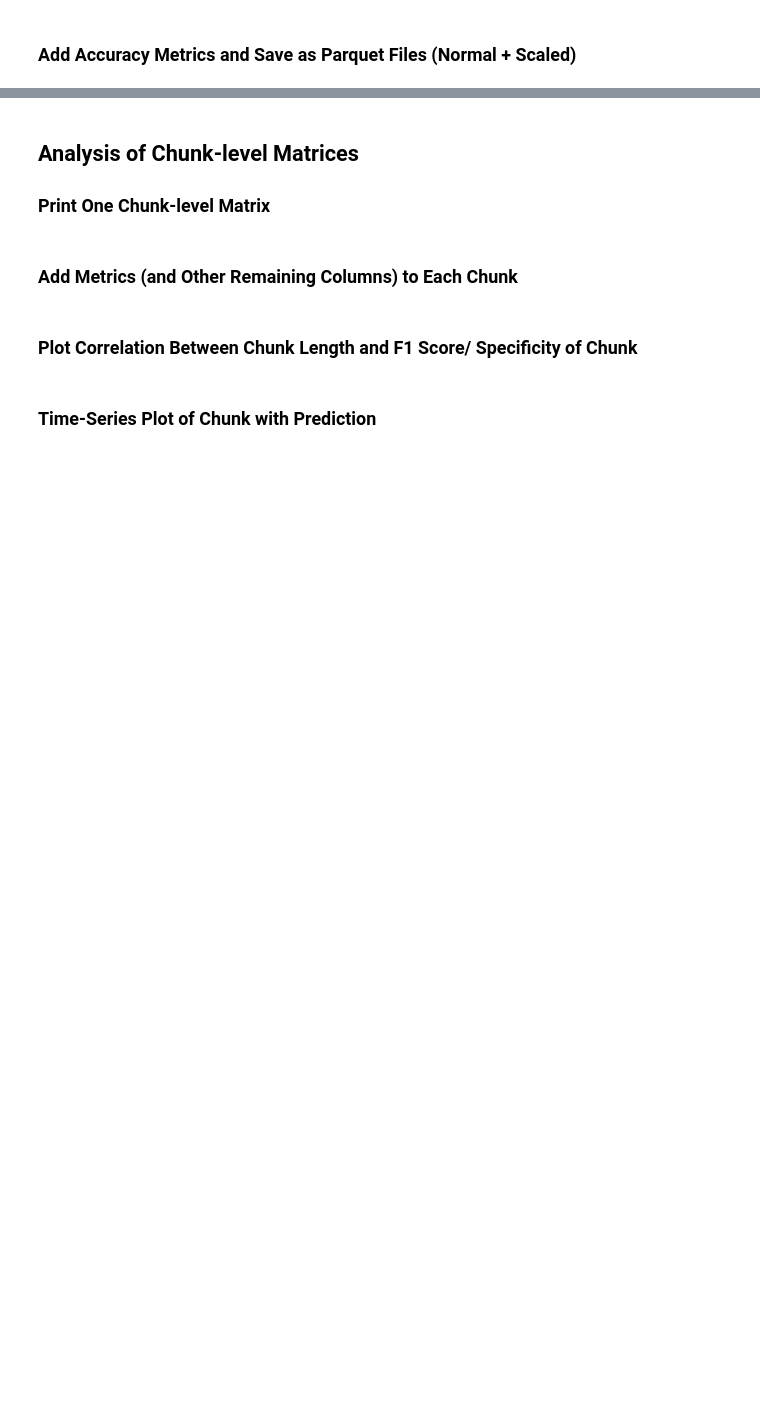
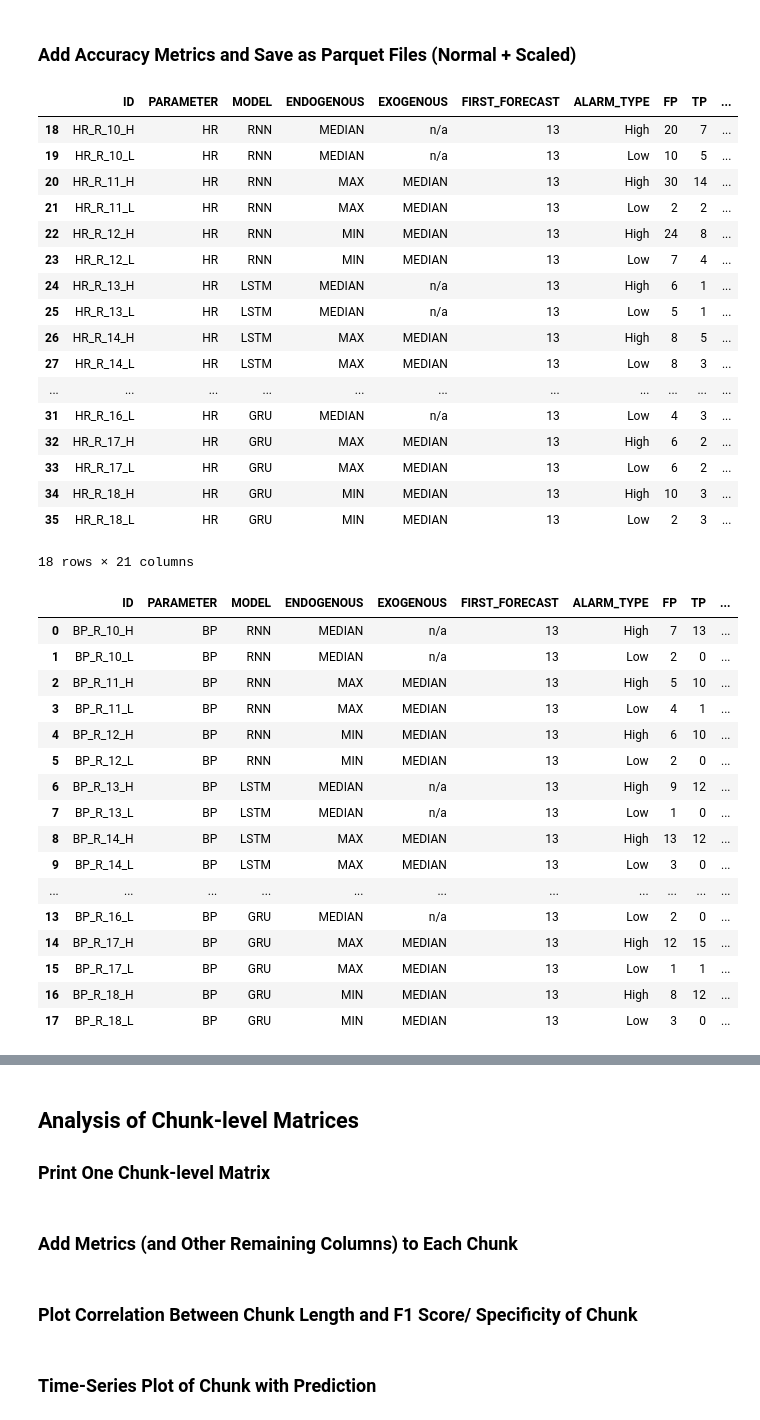
Before and after one commit to denise97/dhl2021, a Jupyter notebook: mimic_prediction_rnn/analysis_models_and_chunks.ipynb, the cells around one changed output, grey strips where cells are left out. Cells and saved outputs as stored; diff of their text form; code cells hidden in the pictures; blank space fills up the shorter version.

```diff
--- a/mimic_prediction_rnn/analysis_models_and_chunks.ipynb
+++ b/mimic_prediction_rnn/analysis_models_and_chunks.ipynb
@@ -58,36 +93,104 @@ result_matrix_models['TPR'] = result_matrix_models['TP'] / (result_matrix_models
 result_matrix_models['FNR'] = result_matrix_models['FN'] / (result_matrix_models['TP'] + result_matrix_models['FN'])
 result_matrix_models['TNR'] = result_matrix_models['TN'] / (result_matrix_models['FP'] + result_matrix_models['TN'])
 
 result_matrix_models['ACC'] = (result_matrix_models['TP'] + result_matrix_models['TN']) / \
                               (result_matrix_models['TP'] + result_matrix_models['FN'] + result_matrix_models['FP'] + result_matrix_models['TN'])
 result_matrix_models['F1S'] = result_matrix_models['TP'] / \
                               (result_matrix_models['TP'] + 0.5 * (result_matrix_models['FP'] + result_matrix_models['FN']))
 
 # Round all floats to 4 decimal places
 # Note: round() does not work for floats with many decimal places
 decimals = 4
 for col in ['FPR', 'TPR', 'FNR', 'TNR', 'ACC', 'F1S']:
     result_matrix_models[col] = result_matrix_models[col].apply(lambda x: round(x, decimals))
 
 # Move cols to end for similarity with ARIMA results
 result_matrix_models = result_matrix_models[['ID', 'PARAMETER', 'MODEL', 'ENDOGENOUS', 'EXOGENOUS', 'FIRST_FORECAST',
                                              'ALARM_TYPE', 'FP', 'TP', 'FN', 'TN', 'FPR', 'TPR', 'FNR', 'TNR', 'ACC',
-                                             'F1S', 'N_CHUNKS', 'N_ITERATIONS']]
+                                             'F1S', 'N_HIGH_ALARMS', 'N_LOW_ALARMS', 'N_CHUNKS', 'N_ITERATIONS']]
 
-# Extract normal and scaled rows
+# Extract normal and scaled rows (see model number in comment below)
 normal_model_numbers = [str(nr) for nr in list(range(20))][10:]
-result_matrix_models_normal = result_matrix_models[result_matrix_models['ID'].split('_')[2].isin(normal_model_numbers)]
+scaled_model_numbers = ['0' + str(nr) for nr in list(range(10))]
+normal_rows, scaled_rows = list(), list()
 
-scaled_model_numbers = ['0' + str(nr) for nr in list(range(10))]
-result_matrix_models_scaled = result_matrix_models[result_matrix_models['ID'].split('_')[2].isin(scaled_model_numbers)]
+"""
+Normal:
+    RNN,     MEDIAN:  10
+    RNN,     MAX:     11 -> best for BP
+    RNN,     MIN:     12 -> best for HR
+    LSTM,    MEDIAN:  13
+    LSTM,    MAX:     14
+    LSTM,    MIN:     15
+    GRU,     MEDIAN:  16
+    GRU,     MAX:     17
+    GRU,     MIN:     18
+
+Scaled:
+    RNN,     MEDIAN:  01
+    RNN,     MAX:     02
+    RNN,     MIN:     03
+    LSTM,    MEDIAN:  04
+    LSTM,    MAX:     05
+    LSTM,    MIN:     06
+    GRU,     MEDIAN:  07
+    GRU,     MAX:     08
+    GRU,     MIN:     09
+"""
+
+for i, row in result_matrix_models.iterrows():
+    if row['ID'].split('_')[2] in normal_model_numbers:
+        normal_rows.append(row.values)
+    elif row['ID'].split('_')[2] in scaled_model_numbers:
+        scaled_rows.append(row.values)
+
+# Add extracted rows to final matrices
+result_matrix_models_normal = (pd.DataFrame(normal_rows, columns=result_matrix_models.columns)).reset_index(drop=True)
+result_matrix_models_scaled = (pd.DataFrame(scaled_rows, columns=result_matrix_models.columns)).reset_index(drop=True)
 
 # Show complemented result matrices per parameter
 display(result_matrix_models_normal[result_matrix_models_normal['PARAMETER'] == 'HR'])
 display(result_matrix_models_normal[result_matrix_models_normal['PARAMETER'] == 'BP'])
 
 display(result_matrix_models_scaled[result_matrix_models_scaled['PARAMETER'] == 'HR'])
 display(result_matrix_models_scaled[result_matrix_models_scaled['PARAMETER'] == 'BP'])
 
 # Save result matrices as parquet
 result_matrix_models_normal.to_parquet(f'../../data/darts/{n_chunks}_chunks/result_matrix_models_normal.parquet', engine='pyarrow')
-result_matrix_models_normal.to_parquet(f'../../data/darts/{n_chunks}_chunks/result_matrix_models_scaled.parquet', engine='pyarrow')
+result_matrix_models_scaled.to_parquet(f'../../data/darts/{n_chunks}_chunks/result_matrix_models_scaled.parquet', engine='pyarrow')
+# %% [output]
+|  | ID | PARAMETER | MODEL | ENDOGENOUS | EXOGENOUS | FIRST_FORECAST | ALARM_TYPE | FP | TP | ... |
+| 18 | HR_R_10_H | HR | RNN | MEDIAN | n/a | 13 | High | 20 | 7 | ... |
+| 19 | HR_R_10_L | HR | RNN | MEDIAN | n/a | 13 | Low | 10 | 5 | ... |
+| 20 | HR_R_11_H | HR | RNN | MAX | MEDIAN | 13 | High | 30 | 14 | ... |
+| 21 | HR_R_11_L | HR | RNN | MAX | MEDIAN | 13 | Low | 2 | 2 | ... |
+| 22 | HR_R_12_H | HR | RNN | MIN | MEDIAN | 13 | High | 24 | 8 | ... |
+| 23 | HR_R_12_L | HR | RNN | MIN | MEDIAN | 13 | Low | 7 | 4 | ... |
+| 24 | HR_R_13_H | HR | LSTM | MEDIAN | n/a | 13 | High | 6 | 1 | ... |
+| 25 | HR_R_13_L | HR | LSTM | MEDIAN | n/a | 13 | Low | 5 | 1 | ... |
+| 26 | HR_R_14_H | HR | LSTM | MAX | MEDIAN | 13 | High | 8 | 5 | ... |
+| 27 | HR_R_14_L | HR | LSTM | MAX | MEDIAN | 13 | Low | 8 | 3 | ... |
+| ... | ... | ... | ... | ... | ... | ... | ... | ... | ... | ... |
+| 31 | HR_R_16_L | HR | GRU | MEDIAN | n/a | 13 | Low | 4 | 3 | ... |
+| 32 | HR_R_17_H | HR | GRU | MAX | MEDIAN | 13 | High | 6 | 2 | ... |
+| 33 | HR_R_17_L | HR | GRU | MAX | MEDIAN | 13 | Low | 6 | 2 | ... |
+| 34 | HR_R_18_H | HR | GRU | MIN | MEDIAN | 13 | High | 10 | 3 | ... |
+| 35 | HR_R_18_L | HR | GRU | MIN | MEDIAN | 13 | Low | 2 | 3 | ... |
+18 rows × 21 columns
+|  | ID | PARAMETER | MODEL | ENDOGENOUS | EXOGENOUS | FIRST_FORECAST | ALARM_TYPE | FP | TP | ... |
+| 0 | BP_R_10_H | BP | RNN | MEDIAN | n/a | 13 | High | 7 | 13 | ... |
+| 1 | BP_R_10_L | BP | RNN | MEDIAN | n/a | 13 | Low | 2 | 0 | ... |
+| 2 | BP_R_11_H | BP | RNN | MAX | MEDIAN | 13 | High | 5 | 10 | ... |
+| 3 | BP_R_11_L | BP | RNN | MAX | MEDIAN | 13 | Low | 4 | 1 | ... |
+| 4 | BP_R_12_H | BP | RNN | MIN | MEDIAN | 13 | High | 6 | 10 | ... |
+| 5 | BP_R_12_L | BP | RNN | MIN | MEDIAN | 13 | Low | 2 | 0 | ... |
+| 6 | BP_R_13_H | BP | LSTM | MEDIAN | n/a | 13 | High | 9 | 12 | ... |
+| 7 | BP_R_13_L | BP | LSTM | MEDIAN | n/a | 13 | Low | 1 | 0 | ... |
+| 8 | BP_R_14_H | BP | LSTM | MAX | MEDIAN | 13 | High | 13 | 12 | ... |
+| 9 | BP_R_14_L | BP | LSTM | MAX | MEDIAN | 13 | Low | 3 | 0 | ... |
+| ... | ... | ... | ... | ... | ... | ... | ... | ... | ... | ... |
+| 13 | BP_R_16_L | BP | GRU | MEDIAN | n/a | 13 | Low | 2 | 0 | ... |
+| 14 | BP_R_17_H | BP | GRU | MAX | MEDIAN | 13 | High | 12 | 15 | ... |
+| 15 | BP_R_17_L | BP | GRU | MAX | MEDIAN | 13 | Low | 1 | 1 | ... |
+| 16 | BP_R_18_H | BP | GRU | MIN | MEDIAN | 13 | High | 8 | 12 | ... |
+| 17 | BP_R_18_L | BP | GRU | MIN | MEDIAN | 13 | Low | 3 | 0 | ... |
```
Also changed, not shown: parts of 8 cells of this notebook, 4 other files.
